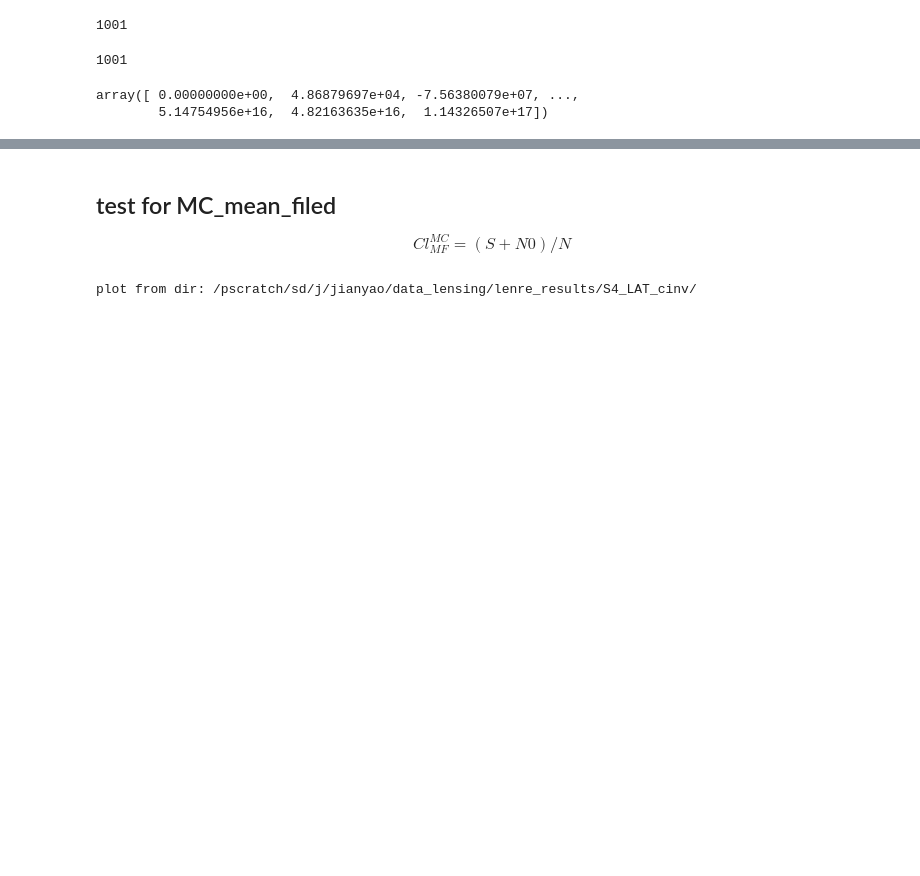
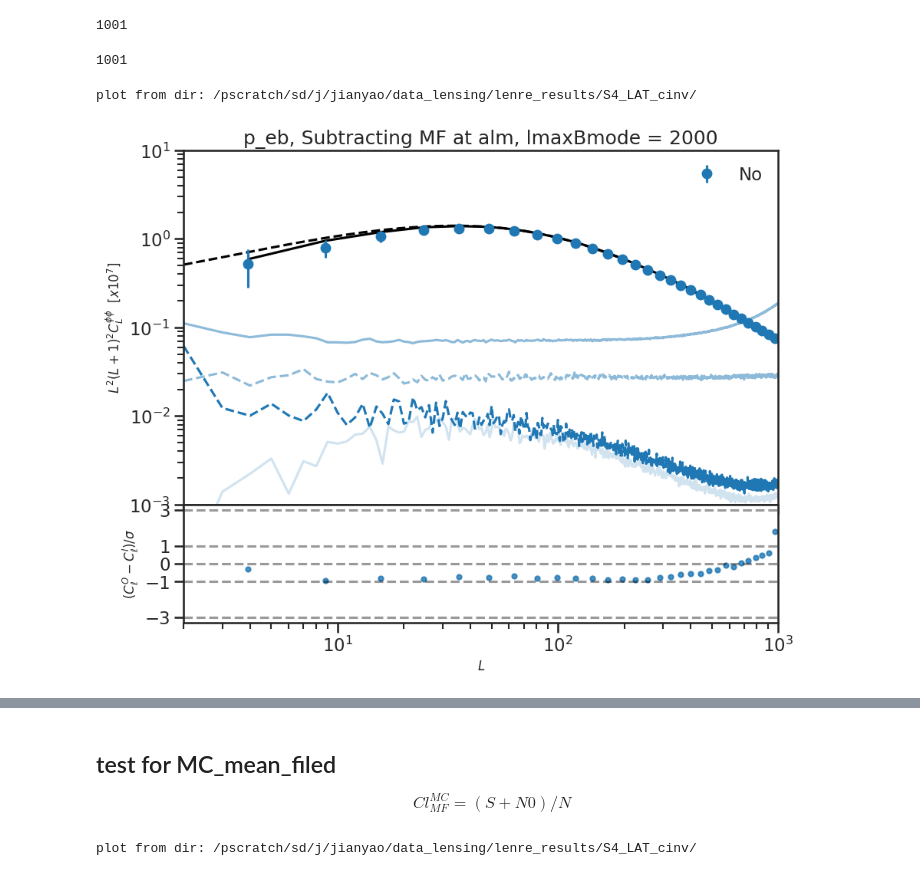
Before and after one commit to yaojian95/non_gau_lensing, a Jupyter notebook: S4_LAT_mask_cinv_analysis.ipynb, the cells around one changed output, grey strips where cells are left out. Drawn from its saved outputs; the diff is of its cells as text; code cells hidden in the pictures; blank space fills up the shorter version.

```diff
--- a/S4_LAT_mask_cinv_analysis.ipynb
+++ b/S4_LAT_mask_cinv_analysis.ipynb
@@ -394,11 +519,6 @@ import copy
 results_mcn0 = copy.deepcopy(results_no_fore)
 results_mcn0[2][0][-1] = 2*ss
 # results_test[1][0] = results_all_2000[1][0][0:10]
-# %%
-2*ss_N1 - 2*ss
-# %% [output]
-array([ 0.00000000e+00,  4.86879697e+04, -7.56380079e+07, ...,
-        5.14754956e+16,  4.82163635e+16,  1.14326507e+17])
 # %%
 results_rdn0 = copy.deepcopy(results_no_fore)
 results_rdn0[2][0][-1] = (4*ds - 2*ss) # RDN0
@@ -406 +530,8 @@ results_rdn0[4][0][-1] = (2*ss_N1 - 2*ss) # MCN1
+# %%
+
+error = plot_errors_from_mf(cases, results_rdn0, lmax_Bmode, qe_key = qe_keys[0], experiment = experiment, subtract_mf= 'alm', from_fg_res = False,
+                                 plot_mf_cl=True, return_error=True, binning = ['toshiyan', binning, binner], true_binned=cl_phi_mean_binned)
+# %% [output]
+plot from dir: /pscratch/sd/j/jianyao/data_lensing/lenre_results/S4_LAT_cinv/
+[figure, added]
 # %%
```
Also changed, not shown: parts of 20 cells of this notebook.
